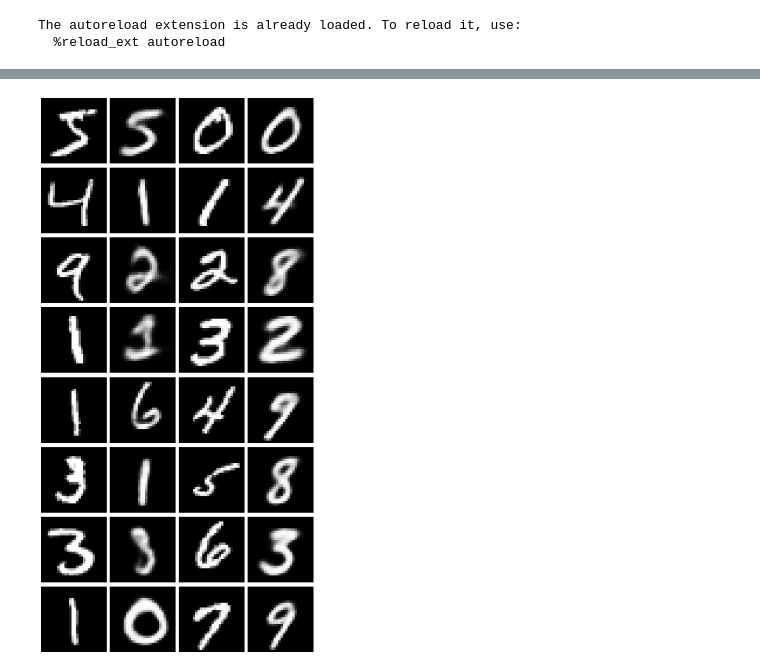
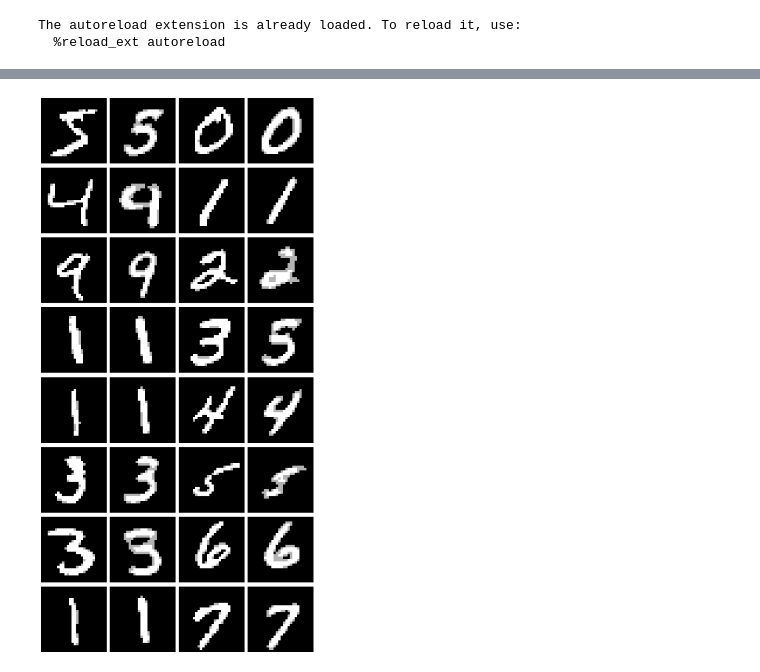
Before and after one commit to fclarke1/autoencoders-and-vae, a Jupyter notebook: vae.ipynb, the cells around one changed output, grey strips where cells are left out. Saved outputs shown, nothing was run; the diff lists cells and outputs as text; code cells hidden in the pictures.

```diff
--- a/vae.ipynb
+++ b/vae.ipynb
@@ -12,7 +13,7 @@ import numpy as np
 # %%
-hidden_dim = 400
-latent_dim = 200
-c = 1
+hidden_dim = 200
+latent_dim = 2
+c = 4
 batch_size = 64
 
 lr = 1e-3
@@ -40,7 +41,7 @@ for epoch in range(epochs):
         model.train()
         x, _ = batch
         x = x.to(device)
-        y_hat, mean, logvar = model.forward_train(x)
+        y_hat, mean, logvar = model.forward(x)
         loss = model.calculate_loss(x, y_hat, mean, logvar)
 
         optim.zero_grad()
@@ -73,29 +78,31 @@ Training Complete
 # %%
-model.eval()
-model.to('cpu')
-x, _ = next(iter(dataloader_train))
-x_hat = model(x)
+# Map predicted output next to input
 
+x_hat, _ = model(x)
 # Create a figure and axes for plotting
 fig, axs = plt.subplots(nrows=8, ncols=4, figsize=(10, 20))
 rows = 8
 cols = 4
+thresh_low = 0.4
+thresh_high = 0.6
+mid = 0.7
 
 # Loop through each row
 for i in range(rows):
     # Alternate between x and x_hat in each row
     for j in range(cols):
         if j % 2 == 0:
             img = x[i * (cols // 2) + (j // 2)][0].detach().numpy()  # Extracting an image from x
         else:
-            img = x_hat[i * (cols * 2) + (j // 2)][0].detach().numpy()  # Extracting an image from x_hat
+            img = x_hat[i * (cols // 2) + (j // 2)][0].detach().numpy()  # Extracting an image from x_hat
 
+        img = np.where(img > thresh_low, np.where(img > thresh_high, 1, mid), 0)
         # Plot the image
         axs[i, j].imshow(img, cmap='gray')
         axs[i, j].axis('off')
 
 # Show the plot
 plt.tight_layout()
 plt.show()
 # %% [output]
-[figure, old version]
+[figure, new version]
```
Also changed, not shown: parts of 8 cells of this notebook, 7 other files.
